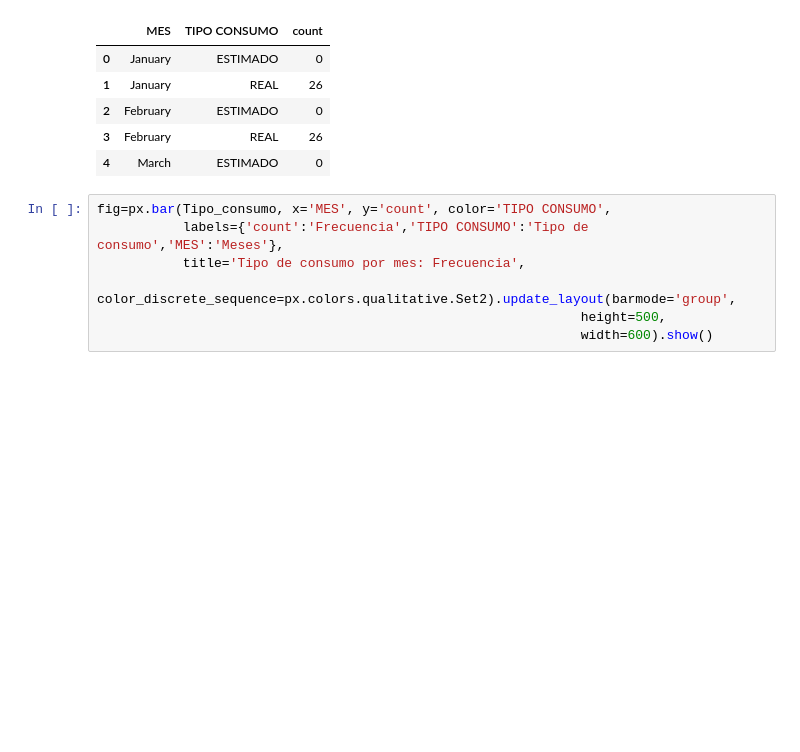
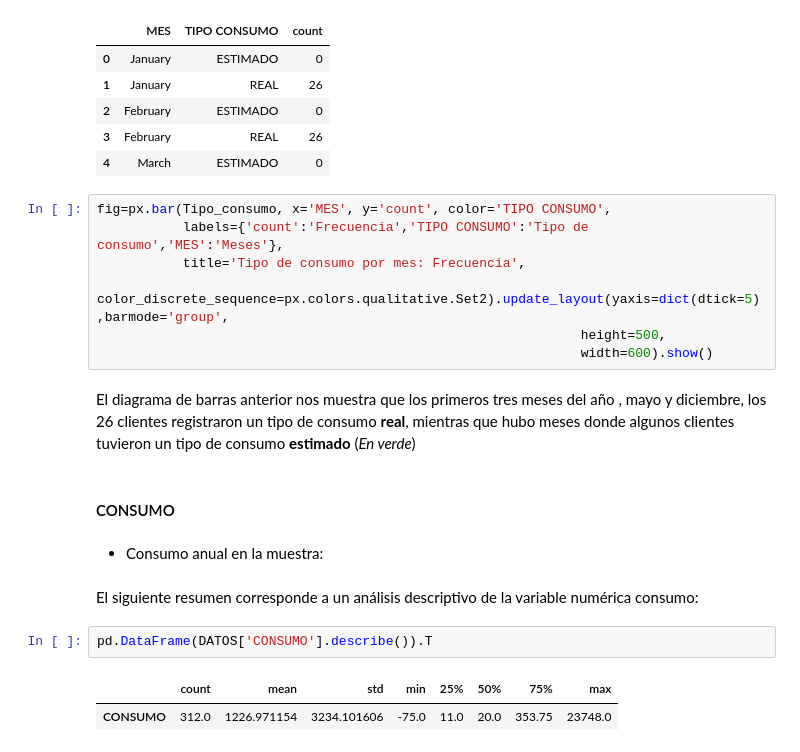
Before and after one commit to vanebertel/PRUEBA_GASES, a Jupyter notebook: _sources/notebooks.ipynb, the cells around one changed output. Drawn from its saved outputs; the diff is of its cells as text; blank space fills up the shorter version.

```diff
--- a/_sources/notebooks.ipynb
+++ b/_sources/notebooks.ipynb
@@ -191,6 +202,19 @@ Tipo_consumo.head()
 fig=px.bar(Tipo_consumo, x='MES', y='count', color='TIPO CONSUMO',
            labels={'count':'Frecuencia','TIPO CONSUMO':'Tipo de consumo','MES':'Meses'},
            title='Tipo de consumo por mes: Frecuencia',
-           color_discrete_sequence=px.colors.qualitative.Set2).update_layout(barmode='group',
+           color_discrete_sequence=px.colors.qualitative.Set2).update_layout(yaxis=dict(dtick=5),barmode='group',
                                                               height=500,
                                                               width=600).show()
+# %% [markdown]
+El diagrama de barras anterior nos muestra que los primeros tres meses del año , mayo y diciembre, los 26 clientes registraron un tipo de consumo **real**, mientras que hubo meses donde algunos clientes tuvieron un tipo de consumo **estimado** (*En verde*)
+# %% [markdown]
+#### CONSUMO
+# %% [markdown]
+- Consumo anual en la muestra:
+# %% [markdown]
+El siguiente resumen corresponde a un análisis descriptivo de la variable numérica consumo:
+# %%
+pd.DataFrame(DATOS['CONSUMO'].describe()).T
+# %% [output]
+|  | count | mean | std | min | 25% | 50% | 75% | max |
+| CONSUMO | 312.0 | 1226.971154 | 3234.101606 | -75.0 | 11.0 | 20.0 | 353.75 | 23748.0 |
```
Also changed, not shown: parts of 14 cells of this notebook, 3 other files.
